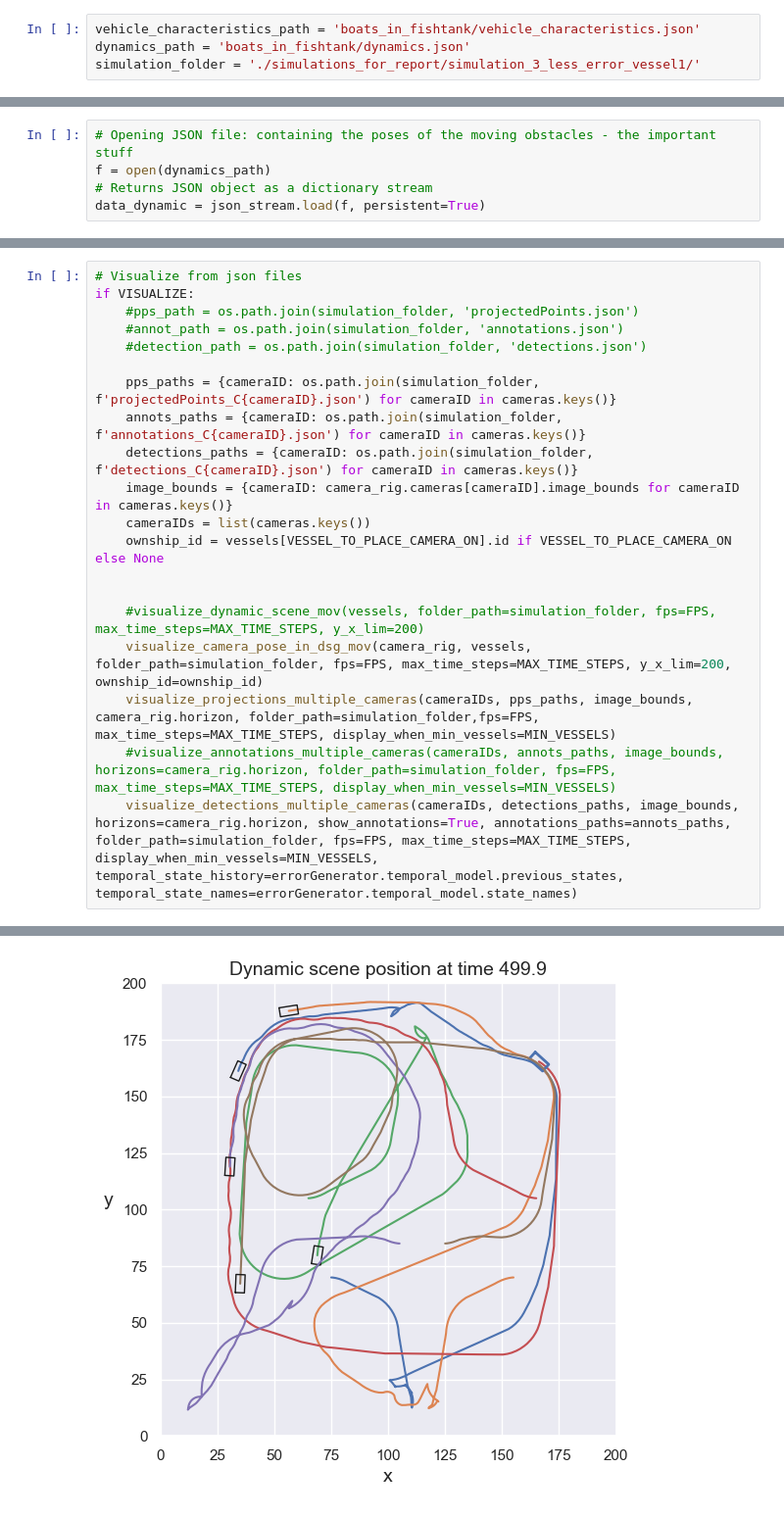
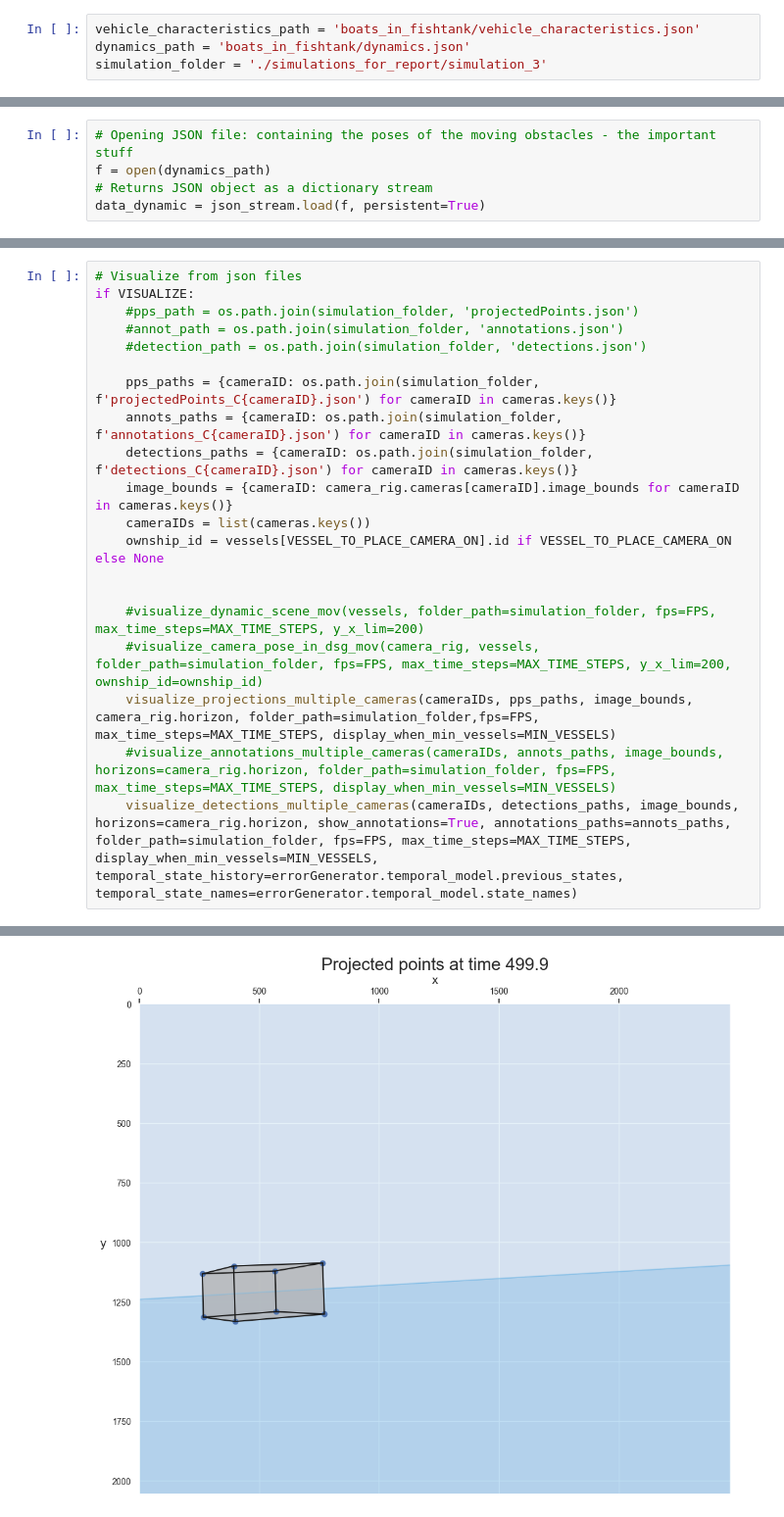
Before and after one commit to andreajessen/MODSIM, a Jupyter notebook: src/MODSIM_w_pose_data.ipynb, the cells around one changed output, grey strips where cells are left out. Shown at 98% size. Drawn from its saved outputs; the diff is of its cells as text.

Commit message:
run simulations

```diff
--- a/src/MODSIM_w_pose_data.ipynb
+++ b/src/MODSIM_w_pose_data.ipynb
@@ -20,7 +20,7 @@ from visualize import *
 # %%
 vehicle_characteristics_path = 'boats_in_fishtank/vehicle_characteristics.json'
 dynamics_path = 'boats_in_fishtank/dynamics.json'
-simulation_folder = './simulations_for_report/simulation_3_less_error_vessel1/'
+simulation_folder = './simulations_for_report/simulation_3'
 # %%
 ERROR_CONFIG_PATH = 'detector_stats_config2.yaml'
 WRITE_TO_JSON = True
@@ -281,7 +281,7 @@ if VISUALIZE:
 
 
     #visualize_dynamic_scene_mov(vessels, folder_path=simulation_folder, fps=FPS, max_time_steps=MAX_TIME_STEPS, y_x_lim=200)
-    visualize_camera_pose_in_dsg_mov(camera_rig, vessels, folder_path=simulation_folder, fps=FPS, max_time_steps=MAX_TIME_STEPS, y_x_lim=200, ownship_id=ownship_id)
+    #visualize_camera_pose_in_dsg_mov(camera_rig, vessels, folder_path=simulation_folder, fps=FPS, max_time_steps=MAX_TIME_STEPS, y_x_lim=200, ownship_id=ownship_id)
     visualize_projections_multiple_cameras(cameraIDs, pps_paths, image_bounds, camera_rig.horizon, folder_path=simulation_folder,fps=FPS, max_time_steps=MAX_TIME_STEPS, display_when_min_vessels=MIN_VESSELS)
     #visualize_annotations_multiple_cameras(cameraIDs, annots_paths, image_bounds, horizons=camera_rig.horizon, folder_path=simulation_folder, fps=FPS, max_time_steps=MAX_TIME_STEPS, display_when_min_vessels=MIN_VESSELS)
     visualize_detections_multiple_cameras(cameraIDs, detections_paths, image_bounds, horizons=camera_rig.horizon, show_annotations=True, annotations_paths=annots_paths, folder_path=simulation_folder, fps=FPS, max_time_steps=MAX_TIME_STEPS, display_when_min_vessels=MIN_VESSELS, temporal_state_history=errorGenerator.temporal_model.previous_states, temporal_state_names=errorGenerator.temporal_model.state_names)
@@ -321 +317 @@ Moviepy - video ready ./simulations_for_report/simulation_3/detections.mp4
-[figure, old version]
+[figure, new version]
```
Also changed, not shown: parts of 2 cells of this notebook, 3 other files.
